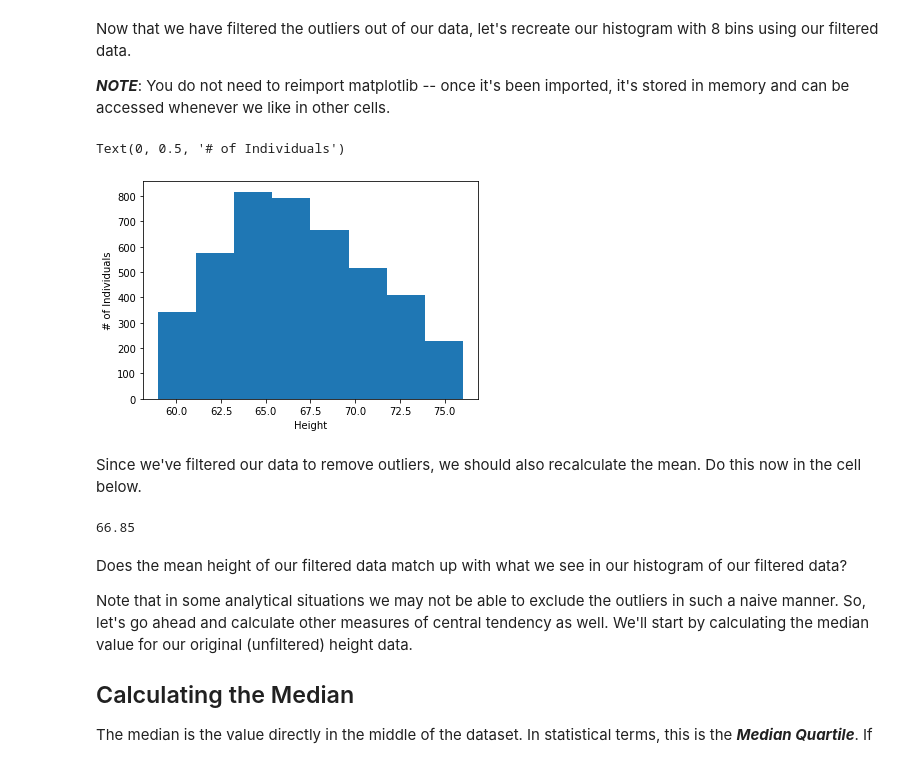
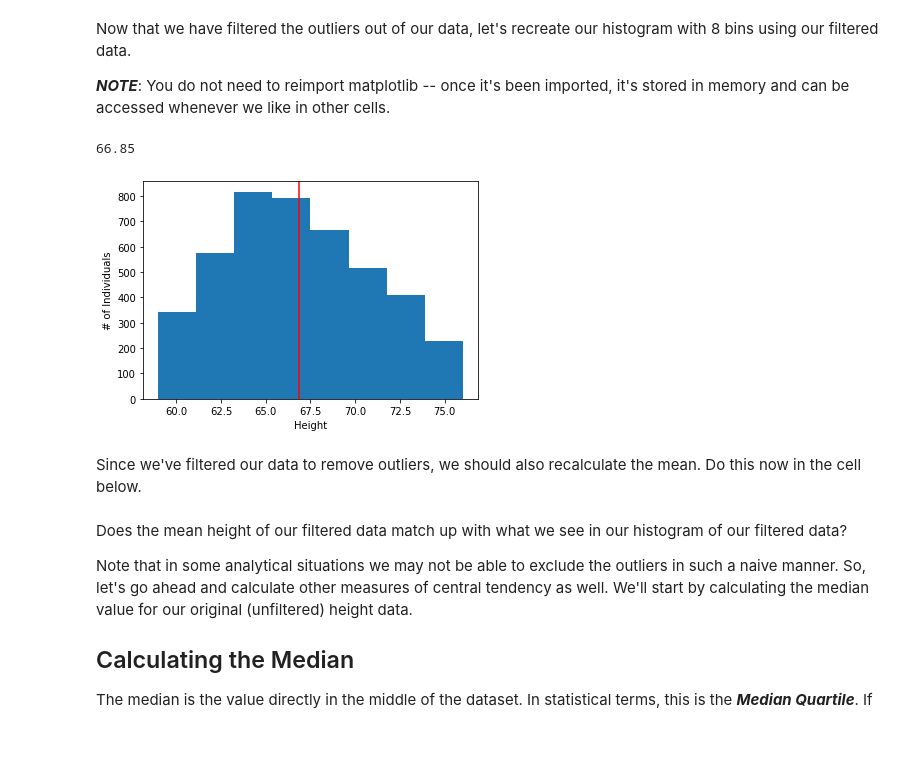
Before and after one commit to zero731/dsc-implementing-statistics-with-functions-lab-onl01-dtsc-ft-070620, a Jupyter notebook: index.ipynb, the cells around one changed output. Cells and saved outputs as stored; diff of their text form; code cells hidden in the pictures.

```diff
--- a/index.ipynb
+++ b/index.ipynb
@@ -85,9 +85,8 @@ Using the Python skills you have learned so far, create a function `get_mean()`
 * Calculate mean from above, round off to 2 decimals and return it.
 # %%
 def get_mean(data):
-    total = sum(data)
-    n = len(data)
-    mean = total / n
+
+    mean = sum(data) / len(data)
 
     return round(mean,2)
 
@@ -124,9 +123,9 @@ def filter_list(listA):
     listB = []
 
     # Perform filtering here  in a for loop
-    for obsv in listA:
-        if obsv < 80:
-            listB.append(obsv)
+    for i in listA:
+        if i < 80:
+            listB.append(i)
     return listB
 
 test = [60, 70, 80, 90]
@@ -145,20 +144,18 @@ Now that we have filtered the outliers out of our data, let's recreate our histo
 # %%
 # histogram without outliers
 plt.hist(filtered_height, bins=8)
 plt.xlabel('Height')
 plt.ylabel('# of Individuals')
+plt.axvline(get_mean(filtered_height), color='red')
+# Get the mean of the new filtered_height list using our get_mean() function
+get_mean(filtered_height)
+
+# 66.85
 # %% [output]
-Text(0, 0.5, '# of Individuals')
+66.85
-[figure, old version]
+[figure, new version]
 # %% [markdown]
 Since we've filtered our data to remove outliers, we should also recalculate the mean.  Do this now in the cell below.
-# %%
-# Get the mean of the new filtered_height list using our get_mean() function
-get_mean(filtered_height)
-
-# 66.85
-# %% [output]
-66.85
 # %% [markdown]
 Does the mean height of our filtered data match up with what we see in our histogram of our filtered data?
 
```
Also changed, not shown: parts of 4 cells of this notebook.
